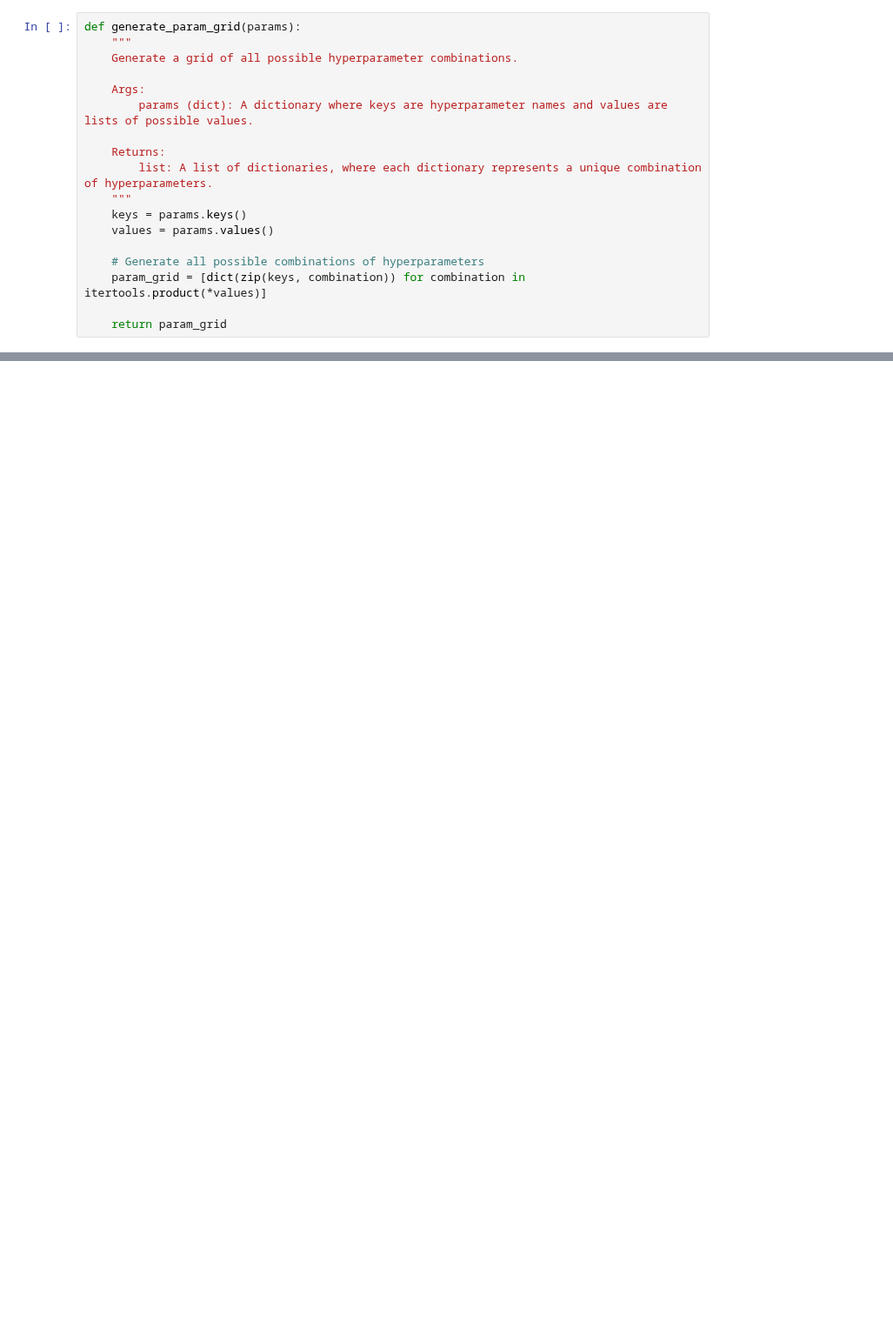
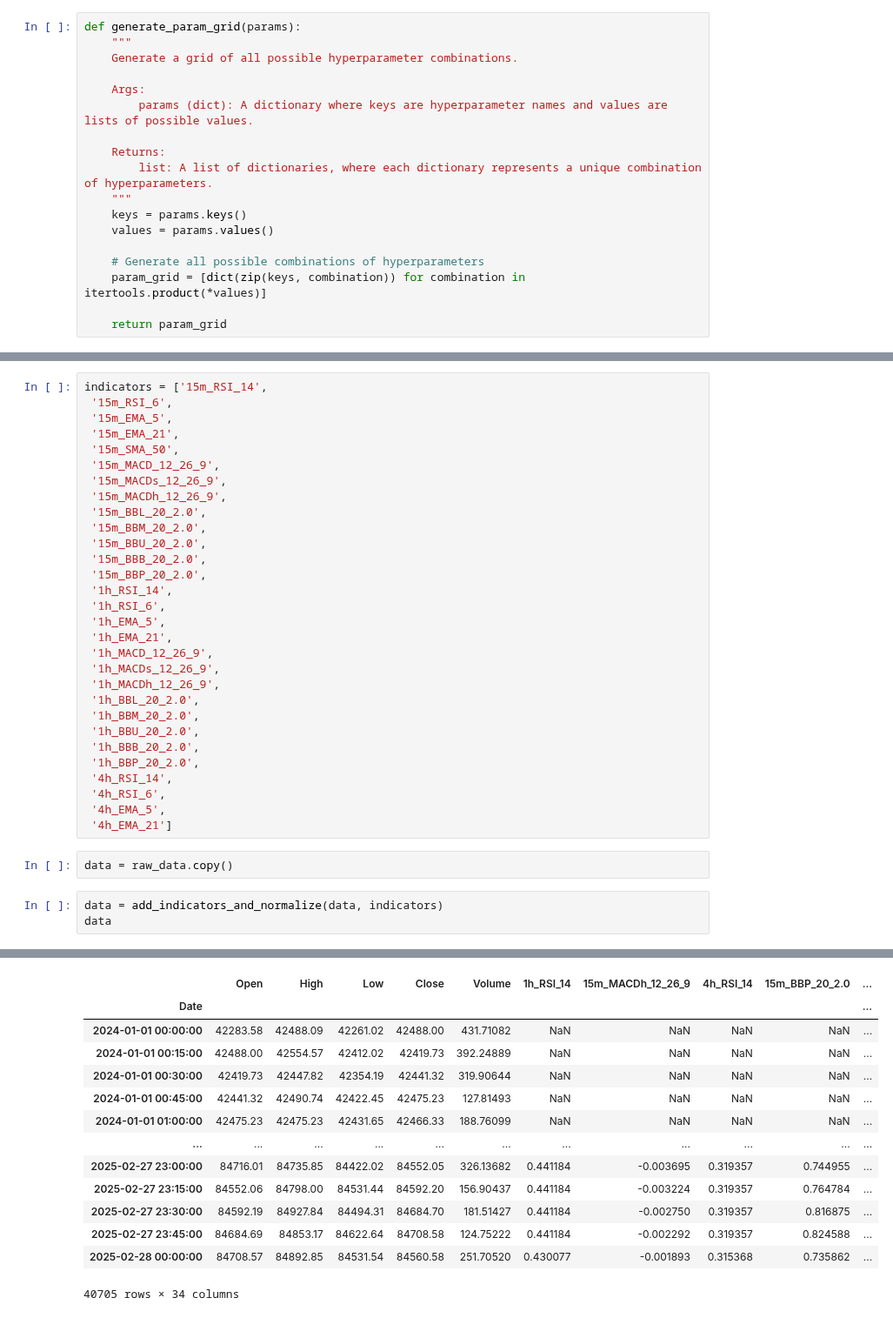
Before and after one commit to ifeLight/ml-bot, a Jupyter notebook: binance-multi-timeframe-grade-uncover.ipynb, the cells around one changed output, grey strips where cells are left out. Shown at 87% size. Drawn from its saved outputs; the diff is of its cells as text; blank space fills up the shorter version.

Commit message:
added populate data with defined indicators

```diff
--- a/binance-multi-timeframe-grade-uncover.ipynb
+++ b/binance-multi-timeframe-grade-uncover.ipynb
@@ -1115,0 +701,36 @@ Data saved to Firestore: Collection=trade-models, Document ID=QdZQz5oziJivhurIWy
+# %%
+indicators = ['15m_RSI_14',
+ '15m_RSI_6',
+ '15m_EMA_5',
+ '15m_EMA_21',
+ '15m_SMA_50',
+ '15m_MACD_12_26_9',
+ '15m_MACDs_12_26_9',
+ '15m_MACDh_12_26_9',
+ '15m_BBL_20_2.0',
+ '15m_BBM_20_2.0',
+ '15m_BBU_20_2.0',
+ '15m_BBB_20_2.0',
+ '15m_BBP_20_2.0',
+ '1h_RSI_14',
+ '1h_RSI_6',
+ '1h_EMA_5',
+ '1h_EMA_21',
+ '1h_MACD_12_26_9',
+ '1h_MACDs_12_26_9',
+ '1h_MACDh_12_26_9',
+ '1h_BBL_20_2.0',
+ '1h_BBM_20_2.0',
+ '1h_BBU_20_2.0',
+ '1h_BBB_20_2.0',
+ '1h_BBP_20_2.0',
+ '4h_RSI_14',
+ '4h_RSI_6',
+ '4h_EMA_5',
+ '4h_EMA_21']
+# %%
+data = raw_data.copy()
+# %%
+data = add_indicators_and_normalize(data, indicators)
+data
+# %% [output]
@@ -1115,0 +749,14 @@ Data saved to Firestore: Collection=trade-models, Document ID=QdZQz5oziJivhurIWy
+|  | Open | High | Low | Close | Volume | 1h_RSI_14 | 15m_MACDh_12_26_9 | 4h_RSI_14 | 15m_BBP_20_2.0 | ... |
+| Date |  |  |  |  |  |  |  |  |  | ... |
+| 2024-01-01 00:00:00 | 42283.58 | 42488.09 | 42261.02 | 42488.00 | 431.71082 | NaN | NaN | NaN | NaN | ... |
+| 2024-01-01 00:15:00 | 42488.00 | 42554.57 | 42412.02 | 42419.73 | 392.24889 | NaN | NaN | NaN | NaN | ... |
+| 2024-01-01 00:30:00 | 42419.73 | 42447.82 | 42354.19 | 42441.32 | 319.90644 | NaN | NaN | NaN | NaN | ... |
+| 2024-01-01 00:45:00 | 42441.32 | 42490.74 | 42422.45 | 42475.23 | 127.81493 | NaN | NaN | NaN | NaN | ... |
+| 2024-01-01 01:00:00 | 42475.23 | 42475.23 | 42431.65 | 42466.33 | 188.76099 | NaN | NaN | NaN | NaN | ... |
+| ... | ... | ... | ... | ... | ... | ... | ... | ... | ... | ... |
+| 2025-02-27 23:00:00 | 84716.01 | 84735.85 | 84422.02 | 84552.05 | 326.13682 | 0.441184 | -0.003695 | 0.319357 | 0.744955 | ... |
+| 2025-02-27 23:15:00 | 84552.06 | 84798.00 | 84531.44 | 84592.20 | 156.90437 | 0.441184 | -0.003224 | 0.319357 | 0.764784 | ... |
+| 2025-02-27 23:30:00 | 84592.19 | 84927.84 | 84494.31 | 84684.70 | 181.51427 | 0.441184 | -0.002750 | 0.319357 | 0.816875 | ... |
+| 2025-02-27 23:45:00 | 84684.69 | 84853.17 | 84622.64 | 84708.58 | 124.75222 | 0.441184 | -0.002292 | 0.319357 | 0.824588 | ... |
+| 2025-02-28 00:00:00 | 84708.57 | 84892.85 | 84531.54 | 84560.58 | 251.70520 | 0.430077 | -0.001893 | 0.315368 | 0.735862 | ... |
+40705 rows × 34 columns
```
Also changed, not shown: parts of 14 cells of this notebook.
